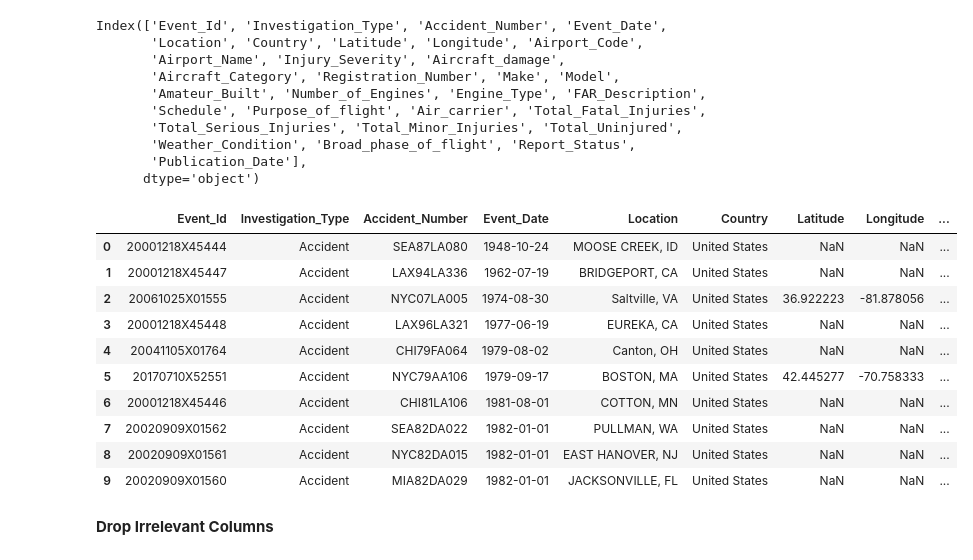
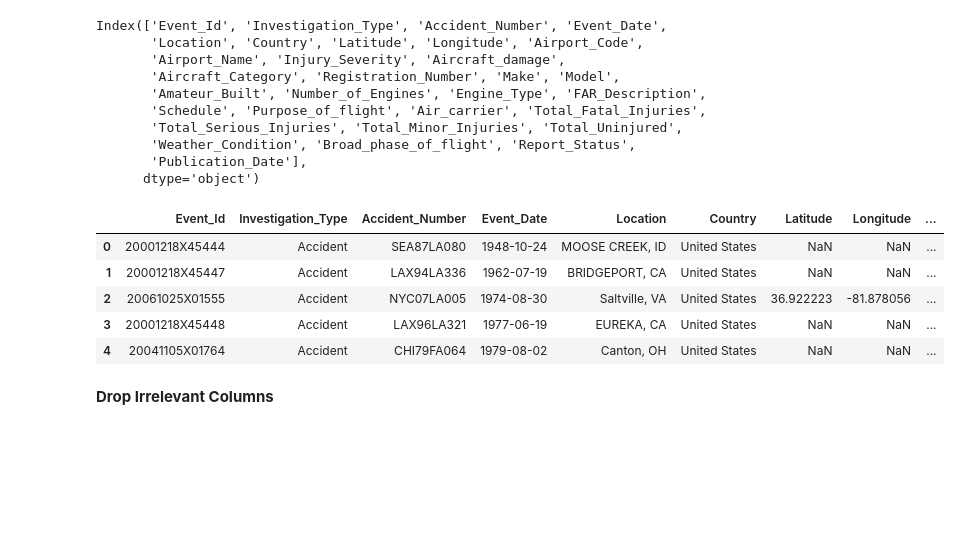
Before and after one commit to blexolonde/dsc-phase-1-project, a Jupyter notebook: Aviation.ipynb, the cells around one changed output. Saved outputs shown, nothing was run; the diff lists cells and outputs as text; code cells hidden in the pictures; blank space fills up the shorter version.

```diff
--- a/Aviation.ipynb
+++ b/Aviation.ipynb
@@ -46,4 +46,7 @@ Index(['Event.Id', 'Investigation.Type', 'Accident.Number', 'Event.Date',
        'Weather.Condition', 'Broad.phase.of.flight', 'Report.Status',
        'Publication.Date'],
       dtype='object')
+# %%
+# Rename columns with underscores for uniformity
+df.columns = [col.replace('.', '_') for col in df.columns]
 # %%
@@ -84,19 +145,14 @@ Index(['Event_Id', 'Investigation_Type', 'Accident_Number', 'Event_Date',
        'Publication_Date'],
       dtype='object')
 # %%
-df.head(10)
+display(df.head())
 # %% [output]
 |  | Event_Id | Investigation_Type | Accident_Number | Event_Date | Location | Country | Latitude | Longitude | ... |
 | 0 | 20001218X45444 | Accident | SEA87LA080 | 1948-10-24 | MOOSE CREEK, ID | United States | NaN | NaN | ... |
 | 1 | 20001218X45447 | Accident | LAX94LA336 | 1962-07-19 | BRIDGEPORT, CA | United States | NaN | NaN | ... |
 | 2 | 20061025X01555 | Accident | NYC07LA005 | 1974-08-30 | Saltville, VA | United States | 36.922223 | -81.878056 | ... |
 | 3 | 20001218X45448 | Accident | LAX96LA321 | 1977-06-19 | EUREKA, CA | United States | NaN | NaN | ... |
 | 4 | 20041105X01764 | Accident | CHI79FA064 | 1979-08-02 | Canton, OH | United States | NaN | NaN | ... |
-| 5 | 20170710X52551 | Accident | NYC79AA106 | 1979-09-17 | BOSTON, MA | United States | 42.445277 | -70.758333 | ... |
-| 6 | 20001218X45446 | Accident | CHI81LA106 | 1981-08-01 | COTTON, MN | United States | NaN | NaN | ... |
-| 7 | 20020909X01562 | Accident | SEA82DA022 | 1982-01-01 | PULLMAN, WA | United States | NaN | NaN | ... |
-| 8 | 20020909X01561 | Accident | NYC82DA015 | 1982-01-01 | EAST HANOVER, NJ | United States | NaN | NaN | ... |
-| 9 | 20020909X01560 | Accident | MIA82DA029 | 1982-01-01 | JACKSONVILLE, FL | United States | NaN | NaN | ... |
 # %% [markdown]
 **Drop Irrelevant Columns**
 # %%
```
Also changed, not shown: parts of 7 cells of this notebook.
